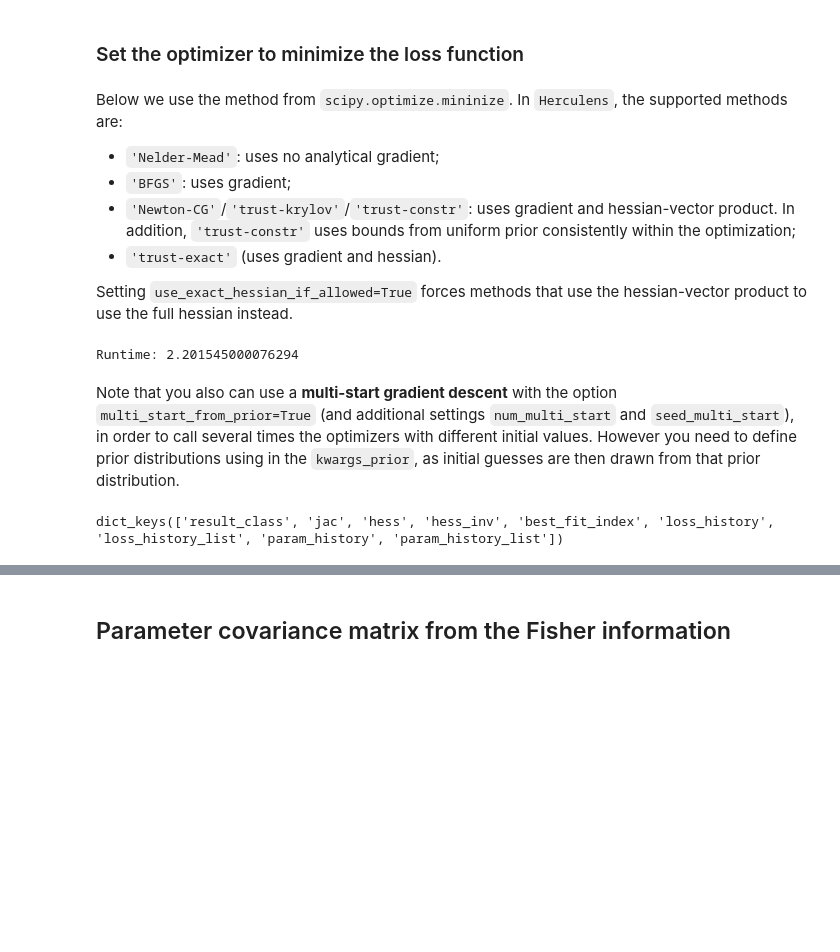
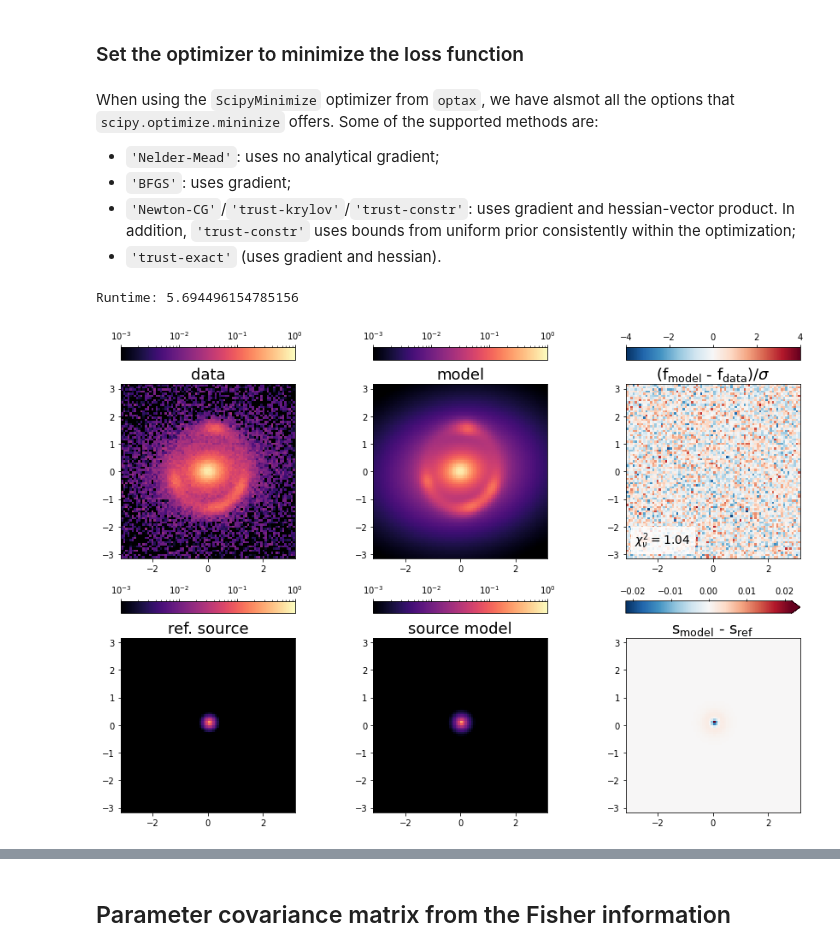
Before and after one commit to Herculens/herculens_workspace, a Jupyter notebook: notebooks/herculens__Starting_guide.ipynb, the cells around one changed output, grey strips where cells are left out. Saved outputs shown, nothing was run; the diff lists cells and outputs as text; code cells hidden in the pictures; blank space fills up the shorter version.

Commit message:
Partially update starting guide notebook (up to MAP estimation)

```diff
--- a/notebooks/herculens__Starting_guide.ipynb
+++ b/notebooks/herculens__Starting_guide.ipynb
@@ -318,25 +544,20 @@ optimizer = Optimizer(loss, parameters)
 # %% [markdown]
-Below we use the method from `scipy.optimize.mininize`. In `Herculens`, the supported methods are:
+When using the `ScipyMinimize` optimizer from `optax`, we have alsmot all the options that `scipy.optimize.mininize` offers. Some of the supported methods are:
 - `'Nelder-Mead'`: uses no analytical gradient;
 - `'BFGS'`: uses gradient;
 - `'Newton-CG'`/`'trust-krylov'`/`'trust-constr'`: uses gradient and hessian-vector product. In addition, `'trust-constr'` uses bounds from uniform prior consistently within the optimization;
 - `'trust-exact'` (uses gradient and hessian).
-
-Setting `use_exact_hessian_if_allowed=True` forces methods that use the hessian-vector product to use the full hessian instead.
-# %%
-best_fit, logL, extra_fields, runtime \
-    = optimizer.minimize(method='BFGS', restart_from_init=True,
-                         use_exact_hessian_if_allowed=False,
-                         return_param_history=True)
-print(f"Runtime: {runtime}")
-
-# save a copy of optimized parameters
-kwargs_final = deepcopy(parameters.best_fit_values(as_kwargs=True))
-# %% [output]
-Runtime: 2.201545000076294
-# %% [markdown]
-Note that you also can use a __multi-start gradient descent__ with the option `multi_start_from_prior=True` (and additional settings `num_multi_start` and `seed_multi_start`), in order to call several times the optimizers with different initial values. However you need to define prior distributions using in the `kwargs_prior`, as initial guesses are then drawn from that prior distribution.
-# %%
-extra_fields.keys()
-# %% [output]
-dict_keys(['result_class', 'jac', 'hess', 'hess_inv', 'best_fit_index', 'loss_history', 'loss_history_list', 'param_history', 'param_history_list'])
+# %%
+optimizer = JaxoptOptimizer('ScipyMinimize', loss, loss_norm_optim=data.size)
+best_fit, logL_best_fit, extra_fields, runtime \
+    = optimizer.run(init_params, method='BFGS', maxiter=400)
+print("Runtime:", runtime)
+# %% [output]
+Runtime: 5.694496154785156
+# %%
+kwargs_best_fit = prob_model.params2kwargs(best_fit)
+
+fig = plotter.model_summary(lens_image, kwargs_best_fit, show_source=True)
+plt.show()
+# %% [output]
+[figure, added]
```
Also changed, not shown: parts of 26 cells of this notebook.
